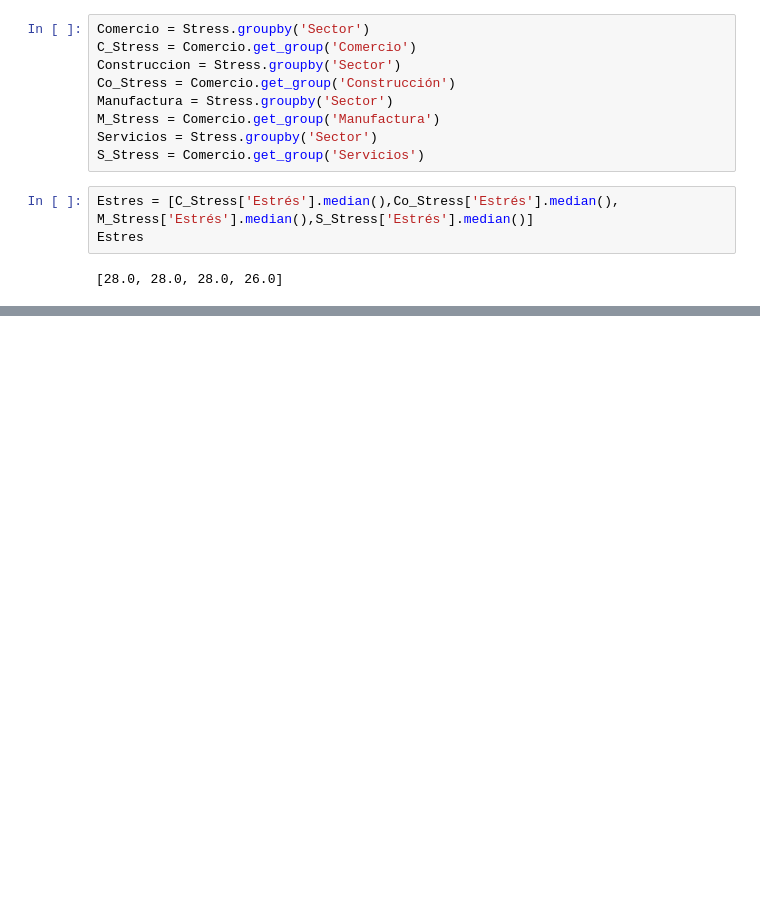
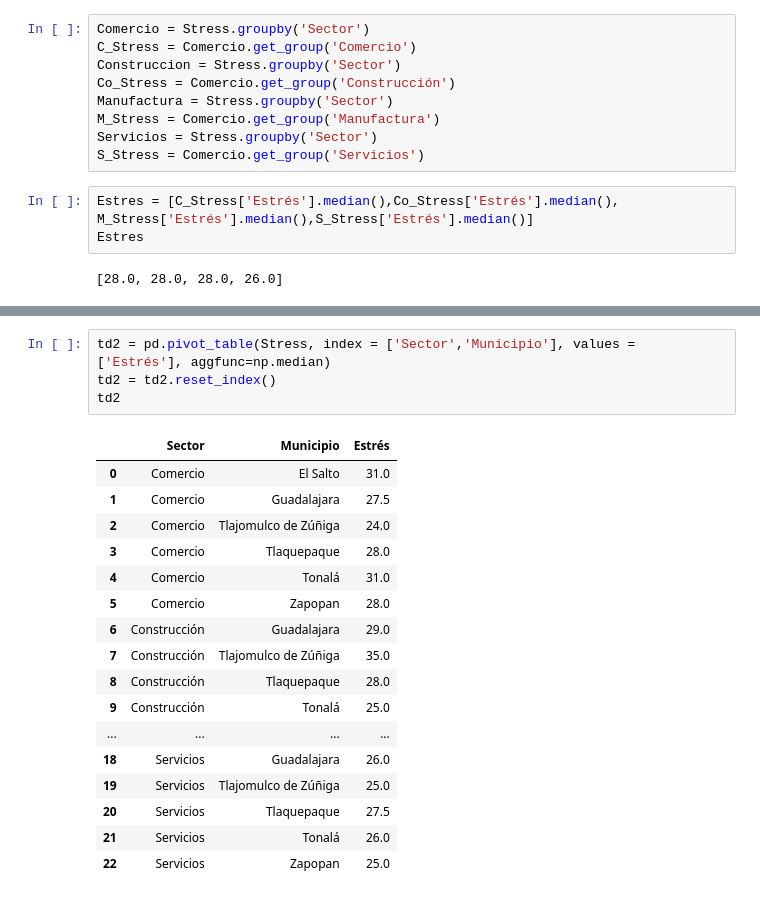
Before and after one commit to IFFranciscoME/Urban_Lab_Desarrollo, a Jupyter notebook: Job/Stress Analysis.ipynb, the cells around one changed output, grey strips where cells are left out. Saved outputs shown, nothing was run; the diff lists cells and outputs as text; blank space fills up the shorter version.

```diff
--- a/Job/Stress Analysis.ipynb
+++ b/Job/Stress Analysis.ipynb
@@ -57,0 +137,22 @@ fig.show()
+# %%
+td2 = pd.pivot_table(Stress, index = ['Sector','Municipio'], values = ['Estrés'], aggfunc=np.median)
+td2 = td2.reset_index()
+td2
+# %% [output]
+|  | Sector | Municipio | Estrés |
+| 0 | Comercio | El Salto | 31.0 |
+| 1 | Comercio | Guadalajara | 27.5 |
+| 2 | Comercio | Tlajomulco de Zúñiga | 24.0 |
+| 3 | Comercio | Tlaquepaque | 28.0 |
+| 4 | Comercio | Tonalá | 31.0 |
+| 5 | Comercio | Zapopan | 28.0 |
+| 6 | Construcción | Guadalajara | 29.0 |
+| 7 | Construcción | Tlajomulco de Zúñiga | 35.0 |
+| 8 | Construcción | Tlaquepaque | 28.0 |
+| 9 | Construcción | Tonalá | 25.0 |
+| ... | ... | ... | ... |
+| 18 | Servicios | Guadalajara | 26.0 |
+| 19 | Servicios | Tlajomulco de Zúñiga | 25.0 |
+| 20 | Servicios | Tlaquepaque | 27.5 |
+| 21 | Servicios | Tonalá | 26.0 |
+| 22 | Servicios | Zapopan | 25.0 |
```
Also changed, not shown: parts of 16 cells of this notebook, 3 other files.
